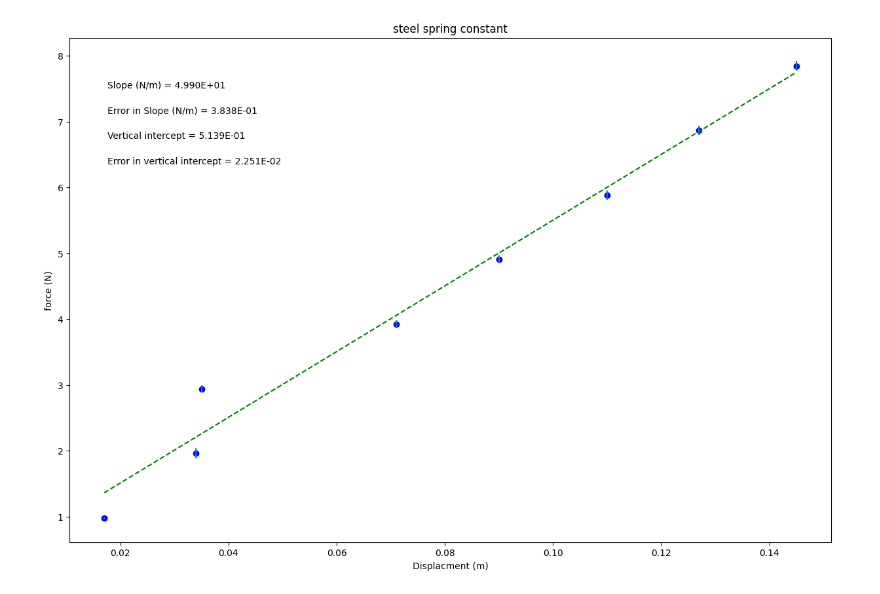
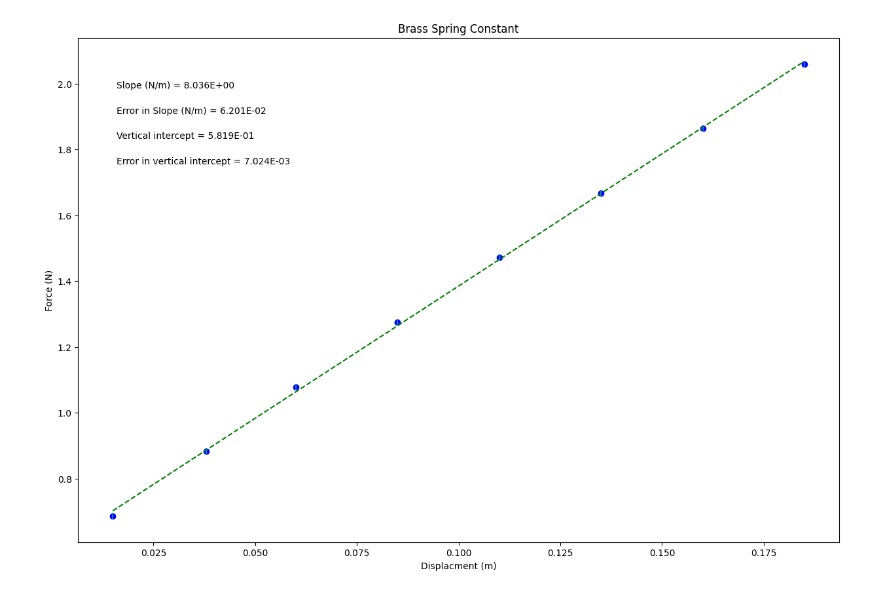
Before and after one commit to Aid3n-Erickson/Lab-Plot, a Jupyter notebook: PHSXlab_plotting_template.ipynb, the cells around one changed output. Cells and saved outputs as stored; diff of their text form; code cells hidden in the pictures.

```diff
--- a/PHSXlab_plotting_template.ipynb
+++ b/PHSXlab_plotting_template.ipynb
@@ -19,11 +19,11 @@ import matplotlib.pyplot as plt
 #variable names should start with a letter and must contain only letters, numbers, and underscores
 
 
-xvariable_changeme = np.array([0.017, 0.034, 0.035, 0.071, 0.090, 0.110, 0.127, 0.145])
+xvariable_changeme = np.array([0.015, 0.038, 0.060, 0.085, 0.110, 0.135, 0.160, 0.185])
 
-yvariable_changeme = np.array([0.981, 1.962, 2.943, 3.924, 4.905, 5.886, 6.867, 7.848])
+yvariable_changeme = np.array([0.6867, 0.8829, 1.0791, 1.2753, 1.4715, 1.6677, 1.8639, 2.0601])
 
-err_yvariable_changeme = np.array([0.01962, 0.07848, 0.05886, 0.05886, 0.05886, 0.06867, 0.06867, 0.07848])
+err_yvariable_changeme = np.array([0.00981, 0.00981, 0.00981, 0.00981, 0.00981, 0.00981, 0.00981, 0.00981])
 
 
 
@@ -37,9 +37,9 @@ dy = err_yvariable_changeme        #this should be your error in y array
 
 #UPDATE EACH OF THESE 4 STRINGS FOR YOUR PLOT LABELS AS YOU WANT THEM TO APPEAR
 
-plot_title= 'steel spring constant'
+plot_title= 'Brass Spring Constant'
 x_label= 'Displacment (m)'
-y_label= 'force (N)'
+y_label= 'Force (N)'
 slope_units= 'N/m'
 
 #UPDATE ANNOTATION PLACEMENT SO IT'S OUT OF WAY OF PLOTTED DATA AND BEST FIT LINE
@@ -92,31 +92,31 @@ elif annotation_placement==3 or annotation_placement==4:
 #Don't need to change anything in this section!
 
 #Plot data on graph. Plot error bars and place values for slope,
 #error in slope, and vertical intercept (plus error) on the plot using "annotate"
 
 plt.figure(figsize=(15,10))
 
 plt.plot(x, fit, color='green', linestyle='--')
 plt.scatter(x, y, color='blue', marker='o')
 
 plt.xlabel(x_label)
 plt.ylabel(y_label)
 plt.title(plot_title)
 
 plt.errorbar(x, y, yerr=dy, xerr=None, fmt="none") #don't need to plot x error bars
 
 plt.annotate('Slope ({}) = {value:.{digits}E}'.format(slope_units,value=m, digits=3),
              (xpos, ypos[0]), xycoords='axes fraction')
 
 plt.annotate('Error in Slope ({}) = {value:.{digits}E}'.format(slope_units,value=dm, digits=3),
              (xpos, ypos[1]), xycoords='axes fraction')
 
 plt.annotate('Vertical intercept = {value:.{digits}E}'.format(value=b, digits=3),
              (xpos, ypos[2]), xycoords='axes fraction')
 
 plt.annotate('Error in vertical intercept = {value:.{digits}E}'.format(value=db, digits=3),
              (xpos, ypos[3]), xycoords='axes fraction')
 
 plt.show()
 # %% [output]
-[figure, old version]
+[figure, new version]
```
